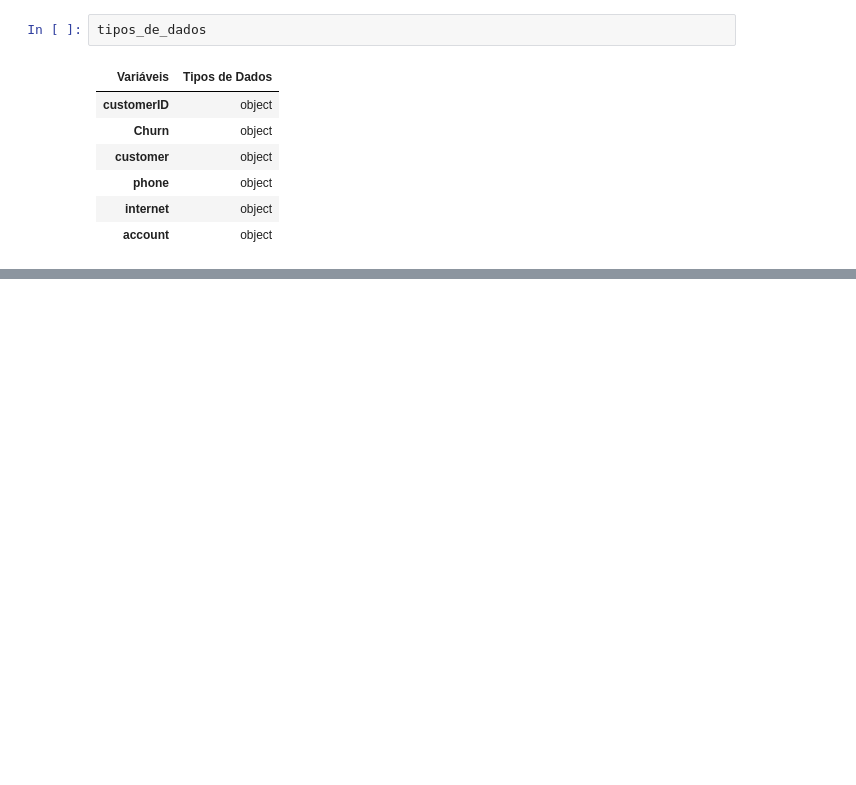
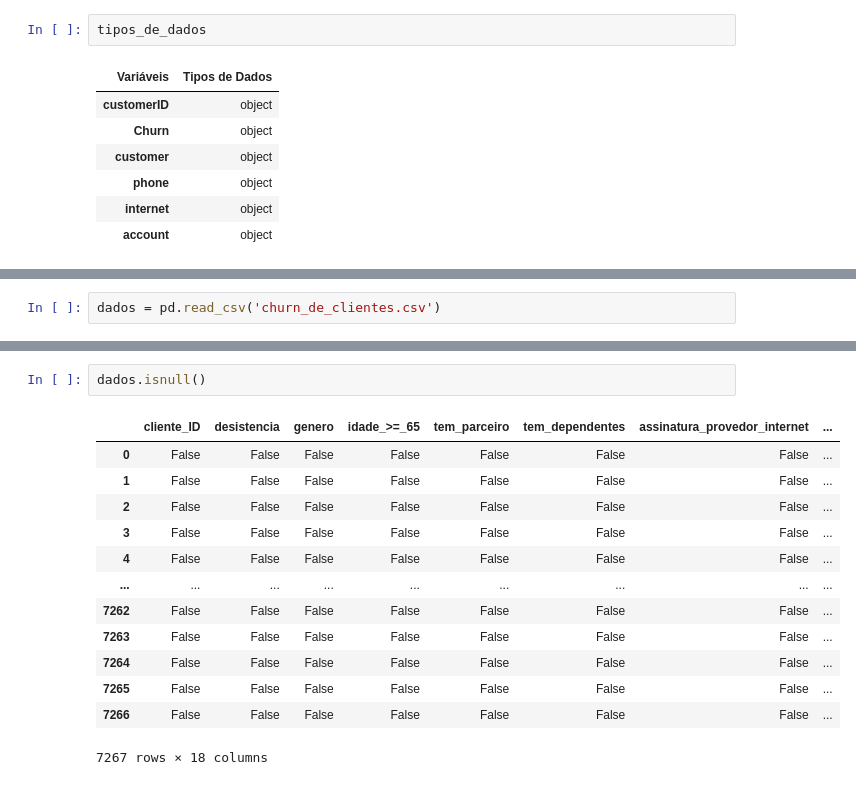
Before and after one commit to jbauermanncode/alura_chalenge, a Jupyter notebook: chur_de_clientes.ipynb, the cells around one changed output, grey strips where cells are left out. Cells and saved outputs as stored; diff of their text form; blank space fills up the shorter version.

```diff
--- a/chur_de_clientes.ipynb
+++ b/chur_de_clientes.ipynb
@@ -970,0 +404,2 @@ churn_de_clientes.head(5)
+# %%
+dados = pd.read_csv('churn_de_clientes.csv')
@@ -970,0 +426,16 @@ churn_de_clientes.head(5)
+# %%
+dados.isnull()
+# %% [output]
+|  | cliente_ID | desistencia | genero | idade_>=_65 | tem_parceiro | tem_dependentes | assinatura_provedor_internet | ... |
+| 0 | False | False | False | False | False | False | False | ... |
+| 1 | False | False | False | False | False | False | False | ... |
+| 2 | False | False | False | False | False | False | False | ... |
+| 3 | False | False | False | False | False | False | False | ... |
+| 4 | False | False | False | False | False | False | False | ... |
+| ... | ... | ... | ... | ... | ... | ... | ... | ... |
+| 7262 | False | False | False | False | False | False | False | ... |
+| 7263 | False | False | False | False | False | False | False | ... |
+| 7264 | False | False | False | False | False | False | False | ... |
+| 7265 | False | False | False | False | False | False | False | ... |
+| 7266 | False | False | False | False | False | False | False | ... |
+7267 rows × 18 columns
```
Also changed, not shown: parts of 230 cells of this notebook, 11 other files.
